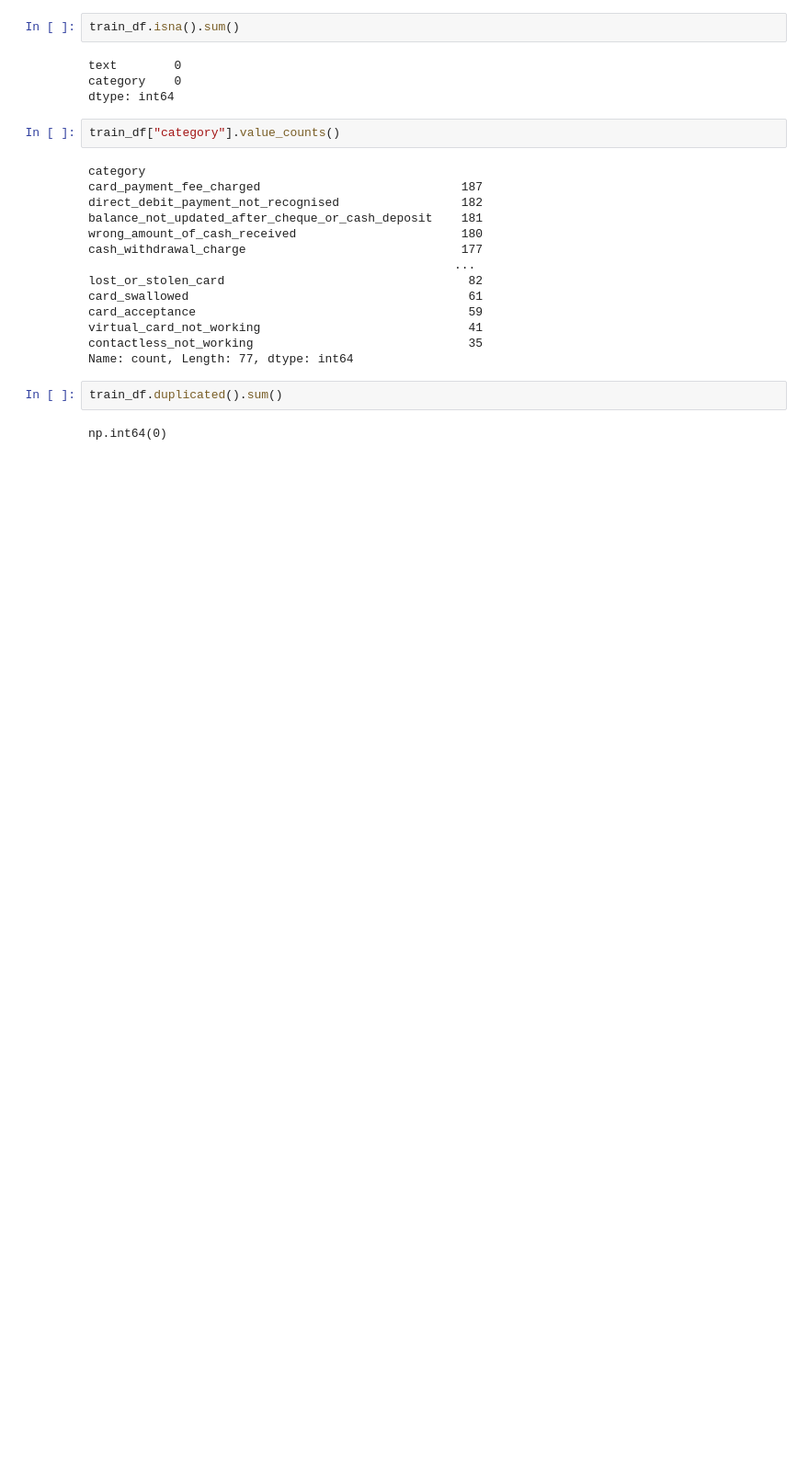
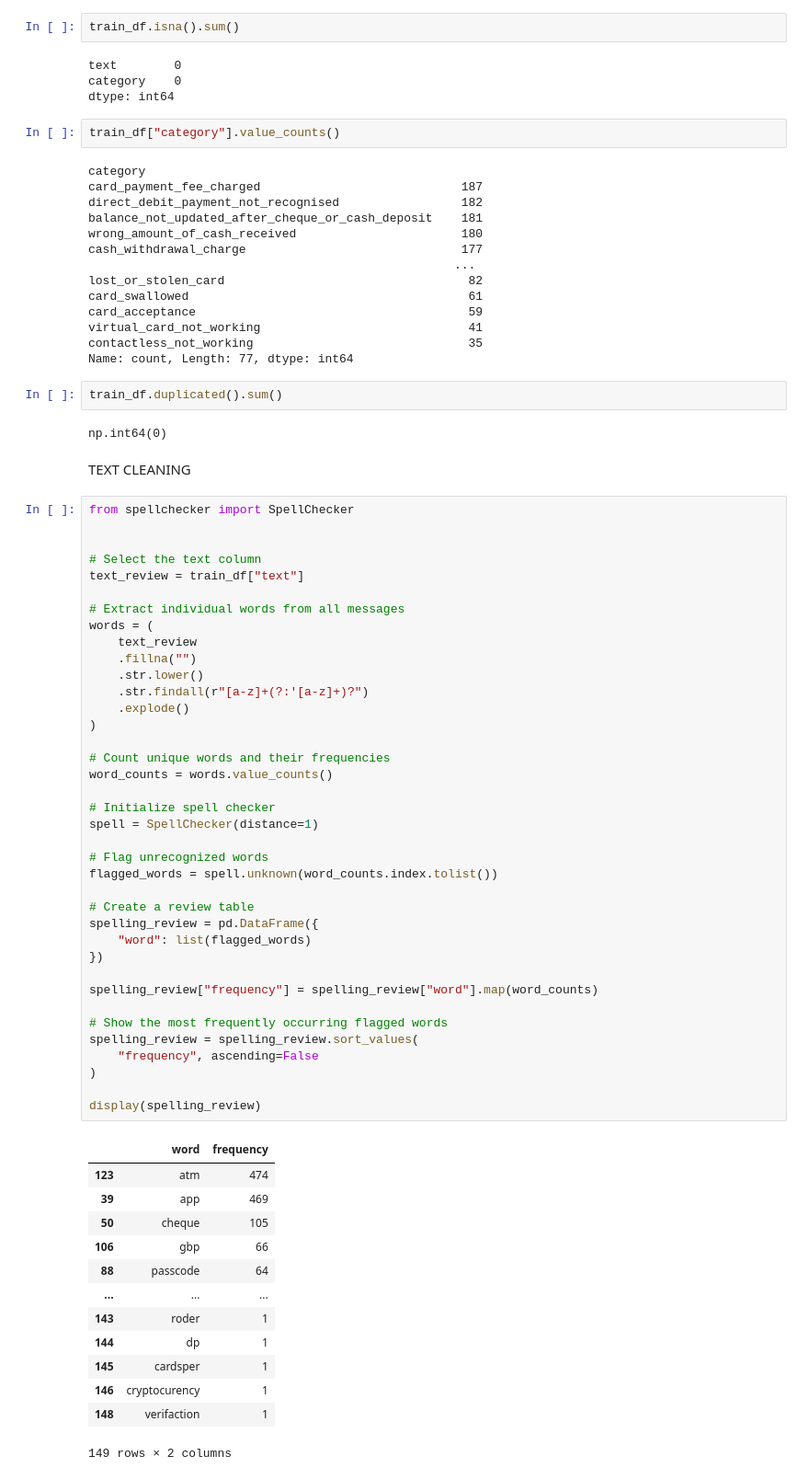
Before and after one commit to CaseyKiiza2026/banking-intent-ranking, a Jupyter notebook: notebooks/01_eda.ipynb, the cells around one changed output. Shown at 92% size. Drawn from its saved outputs; the diff is of its cells as text; blank space fills up the shorter version.

```diff
--- a/notebooks/01_eda.ipynb
+++ b/notebooks/01_eda.ipynb
@@ -93,3 +104,57 @@ Name: count, Length: 77, dtype: int64
 train_df.duplicated().sum()
 # %% [output]
 np.int64(0)
+# %% [markdown]
+TEXT CLEANING
+# %%
+from spellchecker import SpellChecker
+
+
+# Select the text column
+text_review = train_df["text"]
+
+# Extract individual words from all messages
+words = (
+    text_review
+    .fillna("")
+    .str.lower()
+    .str.findall(r"[a-z]+(?:'[a-z]+)?")
+    .explode()
+)
+
+# Count unique words and their frequencies
+word_counts = words.value_counts()
+
+# Initialize spell checker
+spell = SpellChecker(distance=1)
+
+# Flag unrecognized words
+flagged_words = spell.unknown(word_counts.index.tolist())
+
+# Create a review table
+spelling_review = pd.DataFrame({
+    "word": list(flagged_words)
+})
+
+spelling_review["frequency"] = spelling_review["word"].map(word_counts)
+
+# Show the most frequently occurring flagged words
+spelling_review = spelling_review.sort_values(
+    "frequency", ascending=False
+)
+
+display(spelling_review)
+# %% [output]
+|  | word | frequency |
+| 123 | atm | 474 |
+| 39 | app | 469 |
+| 50 | cheque | 105 |
+| 106 | gbp | 66 |
+| 88 | passcode | 64 |
+| ... | ... | ... |
+| 143 | roder | 1 |
+| 144 | dp | 1 |
+| 145 | cardsper | 1 |
+| 146 | cryptocurency | 1 |
+| 148 | verifaction | 1 |
+149 rows × 2 columns
```
Also changed, not shown: parts of 4 cells of this notebook.
